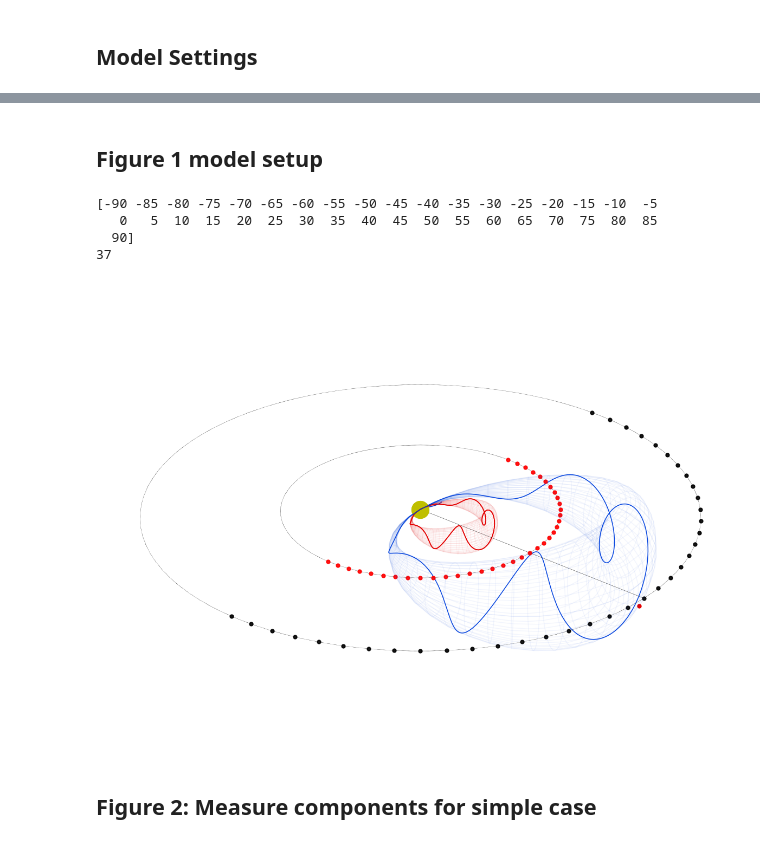
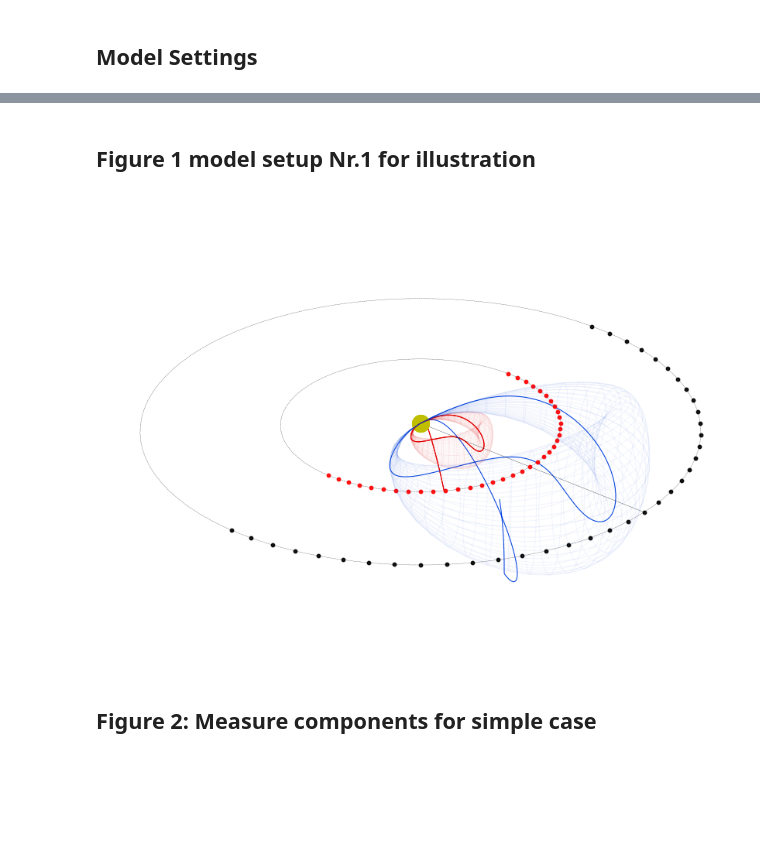
Before and after one commit to cmoestl/cme_signatures, a Jupyter notebook: cme_sig.ipynb, the cells around one changed output, grey strips where cells are left out. Saved outputs shown, nothing was run; the diff lists cells and outputs as text; code cells hidden in the pictures; blank space fills up the shorter version.

```diff
--- a/cme_sig.ipynb
+++ b/cme_sig.ipynb
@@ -334,10 +338,11 @@ def plot_circle(ax,dist,**kwargs):
 
 
 
-def plot_satellite(ax,dist,lon,**kwargs):
 
-    xc=dist*np.cos(np.radians(lon))
-    yc=dist*np.sin(np.radians(lon))
+def plot_satellite(ax,satpos1,**kwargs):
+
+    xc=satpos1[0]*np.cos(np.radians(satpos1[1]))
+    yc=satpos1[0]*np.sin(np.radians(satpos1[1]))
     zc=0
     #print(xc,yc,zc)
     ax.scatter3D(xc,yc,zc,**kwargs)
@@ -387,5 +425,5 @@ cbz = "xkcd:azure"
 # %% [markdown]
-## Figure 1 model setup
+## Figure 1 model setup Nr.1 for illustration
 # %%
 #use either
 #%matplotlib
@@ -401,63 +439,48 @@ sns.set_context("talk")
 sns.set_style("ticks",{'grid.linestyle': '--'})
 fsize=15
 
-fig=plt.figure(1,figsize=(12,9),dpi=100)
-
-
+fig=plt.figure(1,figsize=(12,9),dpi=70)
 ax = fig.add_subplot(111, projection='3d')
 
-
 plot_configure(ax, view_azim=-50, view_elev=40, view_radius=0.6)
-
 #in other planes
-#plot_configure(ax, view_azim=0, view_elev=90, view_radius=0.6)
+#plot_configure(ax, view_azim=0, view_elev=90, view_radius=0.7)
 #plot_configure(ax, view_azim=0, view_elev=0, view_radius=0.6)
 
 
-
 ########## 3dcore plots
-
 plot_3dcore(ax, model_obj, tm0, color=c1)
 plot_3dcore_field(ax, model_obj, color=c1, steps=1500, step_size=0.001, lw=1.1, ls="-")
 plot_3dcore_field(ax, model_obj, color=c1, steps=1500, step_size=0.001, lw=1.1, ls="-" )
 
 plot_3dcore(ax, model_obj, tm1, color=c2)
 plot_3dcore_field(ax, model_obj, color=c2, steps=500, step_size=0.01, lw=1.1, ls="-")
 
 ############# satellite plots
-plot_traj(ax, "Earth", tm1, frame="HEEQ", color=c1)
+#plot_traj(ax, "Earth", tm1, frame="HEEQ", color=c1)
 
-for i in np.arange(-90,95,5):
-    plot_satellite(ax,1.0,i,color='black',alpha=0.9)
-    plot_satellite(ax,0.5,i,color='red',alpha=0.9)
 
+for i in np.arange(0,len(satpos)):
+    plot_satellite(ax,satpos[i],color='black',alpha=0.9)
+    plot_satellite(ax,satpos2[i],color='red',alpha=0.9)
 
 
 ##########cosmetics
-
 #approximate Sun Earth line
 ax.plot([0,1],[0,0],[0,0],ls='-',color='black',lw=0.3)
 
 plot_circle(ax,0.5)
 plot_circle(ax,1.0)
 
 #plot_traj(ax, "PSP", TP_B, frame="ECLIPJ2000", color=C_B,lw=1.5)
 #plot_traj(ax, "PSP", TP_B, frame="ECLIPJ2000", color="k", traj_pos=False, traj_major=None, traj_minor=144,lw=1.5)
 
 plt.tight_layout()
 
-plt.savefig('plots/fig1_setup.pdf', dpi=300)
-plt.savefig('plots/fig1_setup.png', dpi=300)
-
-satpos=np.arange(-90,95,5)
-print(satpos)
-print(len(satpos))
+plt.savefig('plots/fig1_setup.pdf')
+plt.savefig('plots/fig1_setup.png', dpi=100)
 # %% [output]
-[-90 -85 -80 -75 -70 -65 -60 -55 -50 -45 -40 -35 -30 -25 -20 -15 -10  -5
-   0   5  10  15  20  25  30  35  40  45  50  55  60  65  70  75  80  85
-  90]
-37
-[figure, old version]
+[figure, new version]
 # %% [markdown]
 ## Figure 2: Measure components for simple case
 # %%
```
Also changed, not shown: parts of 7 cells of this notebook, 5 other files.
